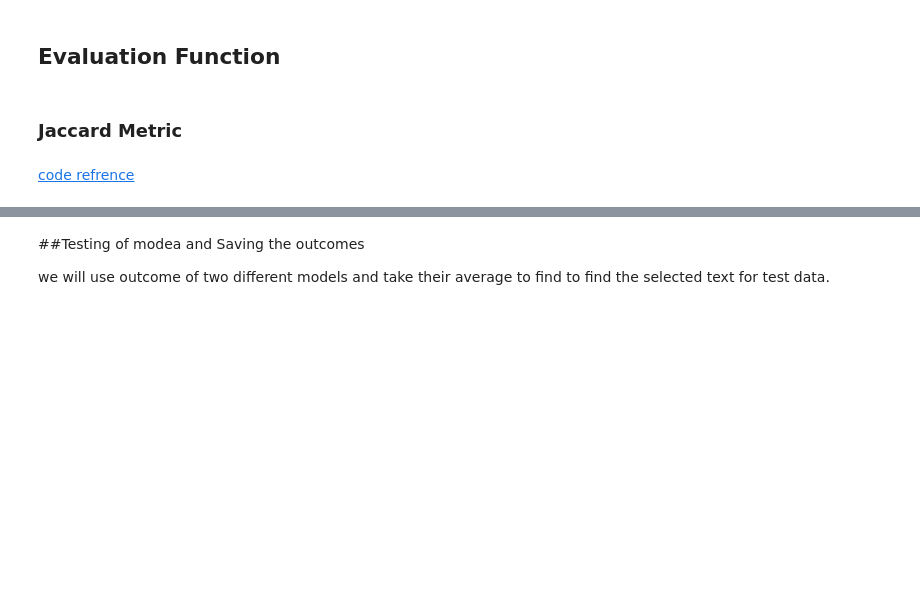
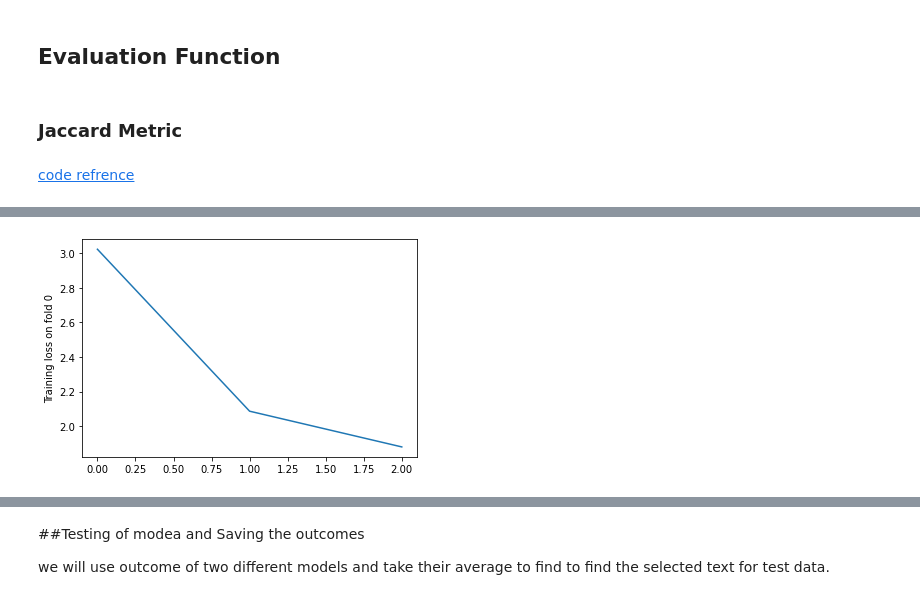
Before and after one commit to jrakhshanda/Text-Mining, a Jupyter notebook: text_mining.ipynb, the cells around one changed output, grey strips where cells are left out. Saved outputs shown, nothing was run; the diff lists cells and outputs as text; code cells hidden in the pictures; blank space fills up the shorter version.

```diff
--- a/text_mining.ipynb
+++ b/text_mining.ipynb
@@ -170,8 +173,8 @@ class BERTBaseUncased(nn.Module):
         super(BERTBaseUncased, self).__init__()
         self.bert = BertModel.from_pretrained('bert-base-uncased',config=conf)
         self.l0 = nn.Linear(768 * 2, 2)
-        self.drop_out = nn.Dropout(0.1)
-        torch.nn.init.normal_(self.l0.weight, std=0.02)
+        self.drop_out = nn.Dropout(0.05)
+        torch.nn.init.normal_(self.l0.weight, std=0.15)
 
     def forward(self, ids, attention_mask, token_type_ids):
         # not using sentiment at all
@@ -227,6 +230,9 @@ Any transformer model generally needs three input:
 *  token type id: It's associated with model consuming multiply sentence like Question-Answer model. It tells model about the sequence of the sentences.
 # %%
 def process_data(text, selected_text, sentiment, tokenizer=config.tokenizer, max_len = config.MAX_LEN):
+  text = ' '.join(str(text).lower().split())
+  selected_text = ' '.join(str(selected_text).lower().split())
+
   len_st = len(selected_text)
   idx0 = None
   idx1 = None
@@ -394,7 +444,7 @@ def loss_fn(output_start, output_end, targets_start, targets_end,device):
 # %%
 def train_fn(data_loader, model, optimizer, device, scheduler=None):
-  total_loss = 0
   model.train()
+  train_loss = []
   for bi, batch in enumerate(data_loader):
     ids = batch['ids'].to(device, dtype=torch.long)
     token_type_ids = batch['token_type_ids'].to(device, dtype=torch.long)
@@ -413,7 +463,7 @@ def train_fn(data_loader, model, optimizer, device, scheduler=None):
     loss = loss_fn(output_start, output_end, targets_start, targets_end, device)
 
     # Accumulate the training loss over all of the batches so that we can calculate the average loss at the end.
-    total_loss += loss.item()
+    train_loss.append(loss.item())
 
     # Perform a backward pass to calculate the gradients.
     loss.backward()
@@ -422,7 +472,8 @@ def train_fn(data_loader, model, optimizer, device, scheduler=None):
     # Update the learning rate.
     scheduler.step()
 
-  avg_train_loss = np.mean(total_loss)
+  avg_train_loss = np.mean(train_loss)
+
   print("")
   print("  Average training loss: {0:.2f}".format(avg_train_loss))
   print("  Training epcoh took: {:}".format(format_time(time.time() - t0)))
@@ -602,0 +643,4 @@ plt.show()
+# %%
+print('increased model drop out by 0.1 to 0.15 and increased learning rate from 2e-5 to 3e-5')
+print('running first fold')
+jaccs_fold1, train_loss_fold1 = run(fold=1)
@@ -603,5 +665,6 @@ plt.show()
 # %%
-plt.plot(jaccards)
-plt.ylabel('jaccard similarity')
-plt.title('Jaccard Similarity on validation data')
+plt.plot(train_loss_fold1)
+plt.ylabel('Training loss on fold 0')
 plt.show()
+# %% [output]
+[figure, added]
```
Also changed, not shown: parts of 35 cells of this notebook.
